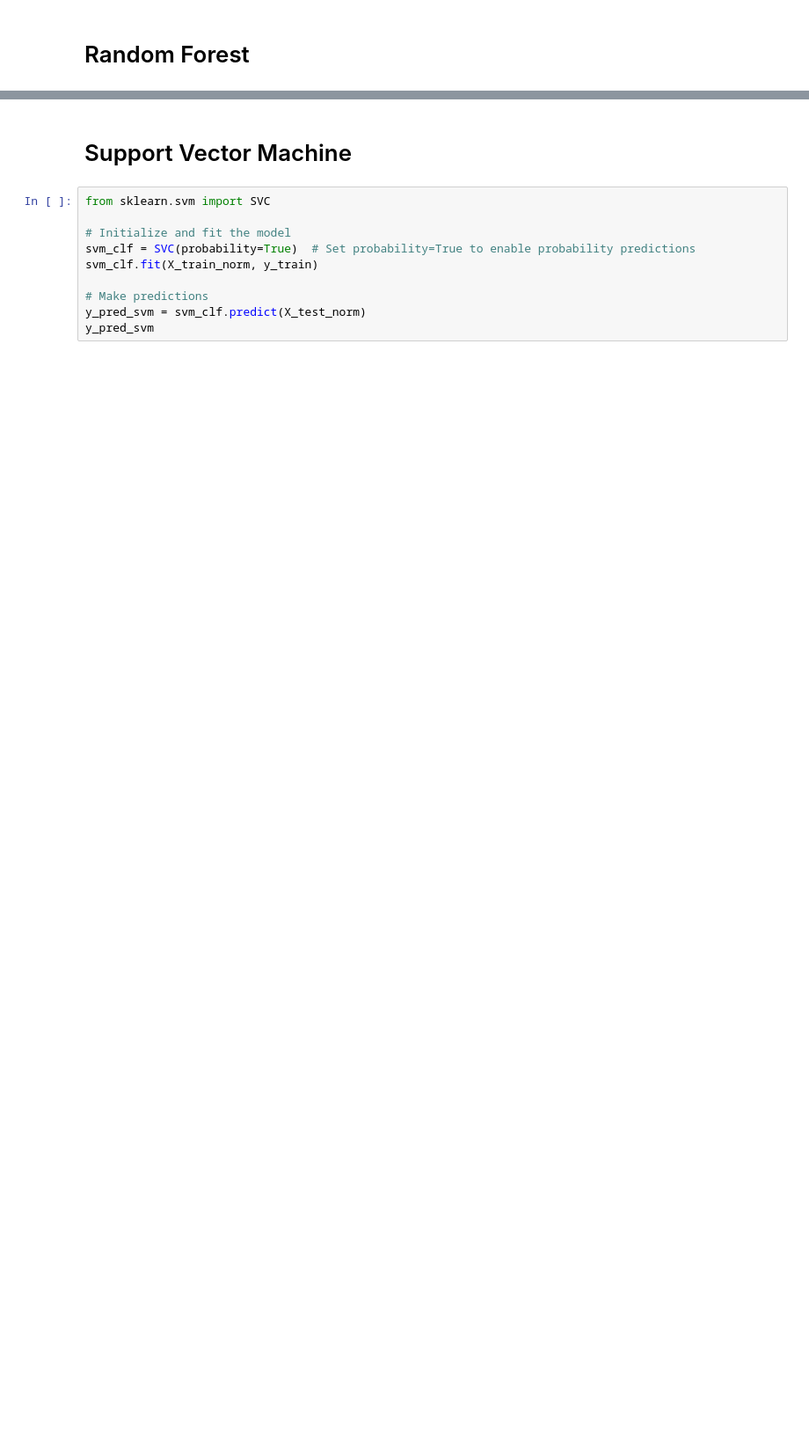
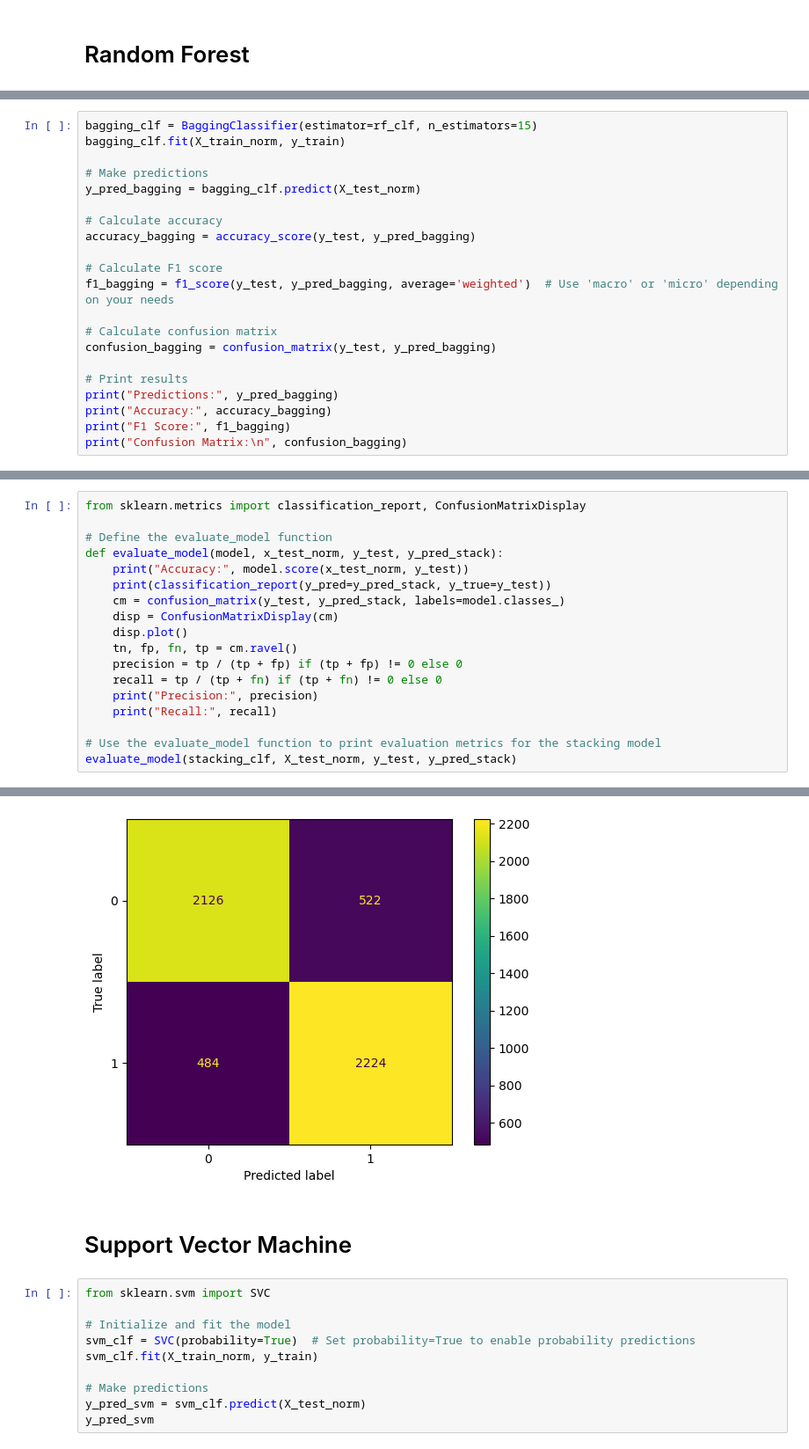
Before and after one commit to BigKawa/ML-machine_Learning_project, a Jupyter notebook: main.ipynb, the cells around one changed output, grey strips where cells are left out. Shown: that part at 88% size. Cells and saved outputs as stored; diff of their text form; blank space fills up the shorter version.

```diff
--- a/main.ipynb
+++ b/main.ipynb
@@ -202,0 +327,21 @@ accuracy_rf
+# %%
+bagging_clf = BaggingClassifier(estimator=rf_clf, n_estimators=15)
+bagging_clf.fit(X_train_norm, y_train)
+
+# Make predictions
+y_pred_bagging = bagging_clf.predict(X_test_norm)
+
+# Calculate accuracy
+accuracy_bagging = accuracy_score(y_test, y_pred_bagging)
+
+# Calculate F1 score
+f1_bagging = f1_score(y_test, y_pred_bagging, average='weighted')  # Use 'macro' or 'micro' depending on your needs
+
+# Calculate confusion matrix
+confusion_bagging = confusion_matrix(y_test, y_pred_bagging)
+
+# Print results
+print("Predictions:", y_pred_bagging)
+print("Accuracy:", accuracy_bagging)
+print("F1 Score:", f1_bagging)
+print("Confusion Matrix:\n", confusion_bagging)
@@ -202,0 +393,19 @@ accuracy_rf
+# %%
+from sklearn.metrics import classification_report, ConfusionMatrixDisplay
+
+# Define the evaluate_model function
+def evaluate_model(model, x_test_norm, y_test, y_pred_stack):
+    print("Accuracy:", model.score(x_test_norm, y_test))
+    print(classification_report(y_pred=y_pred_stack, y_true=y_test))
+    cm = confusion_matrix(y_test, y_pred_stack, labels=model.classes_)
+    disp = ConfusionMatrixDisplay(cm)
+    disp.plot()
+    tn, fp, fn, tp = cm.ravel()
+    precision = tp / (tp + fp) if (tp + fp) != 0 else 0
+    recall = tp / (tp + fn) if (tp + fn) != 0 else 0
+    print("Precision:", precision)
+    print("Recall:", recall)
+
+# Use the evaluate_model function to print evaluation metrics for the stacking model
+evaluate_model(stacking_clf, X_test_norm, y_test, y_pred_stack)
+# %% [output]
@@ -203,3 +424,4 @@ accuracy_rf
+[figure, added]
 # %% [markdown]
 <h1>Support Vector Machine</h1>
 # %%
```
Also changed, not shown: parts of 17 cells of this notebook.
